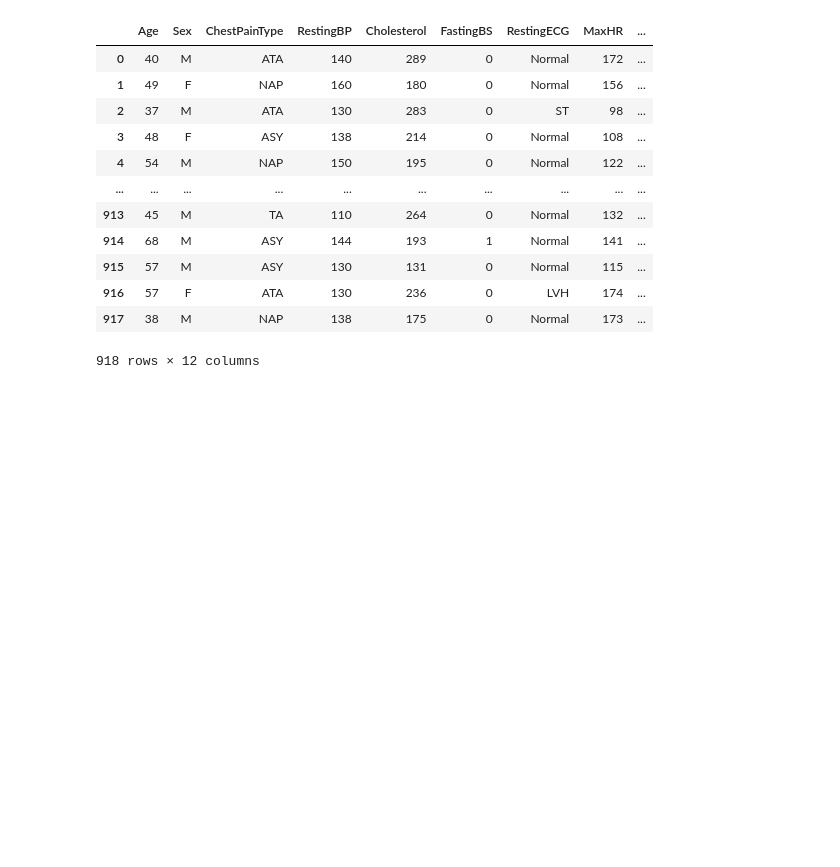
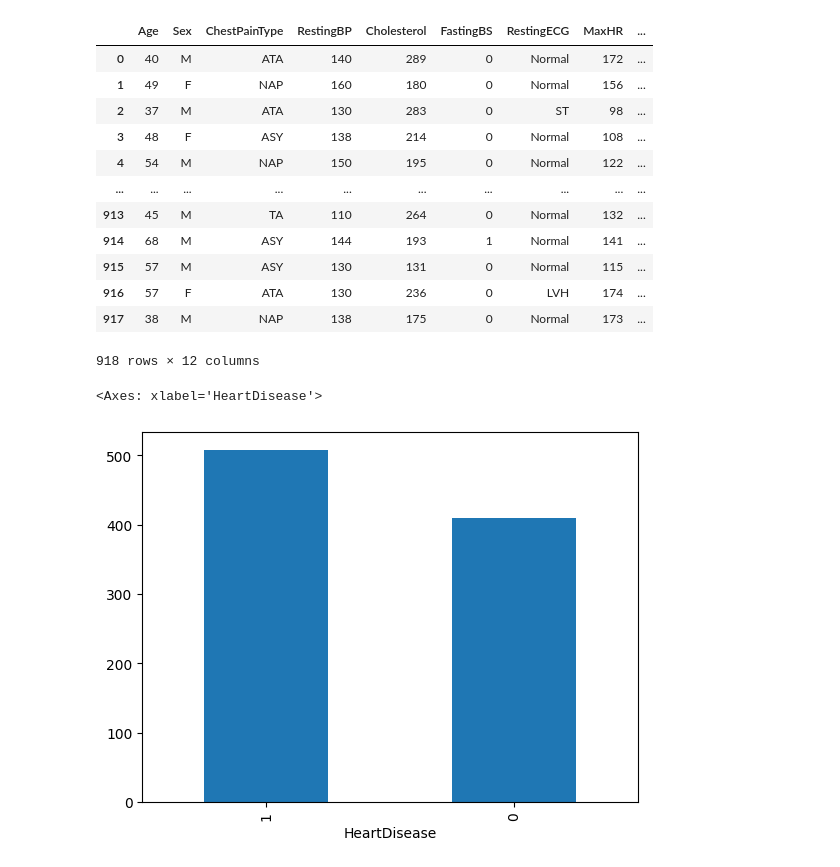
Before and after one commit to ankush262/Machine-learning, a Jupyter notebook: heart_diease.ipynb, the cells around one changed output. Saved outputs shown, nothing was run; the diff lists cells and outputs as text; code cells hidden in the pictures; blank space fills up the shorter version.

```diff
--- a/heart_diease.ipynb
+++ b/heart_diease.ipynb
@@ -66,3 +66,8 @@ memory usage: 86.2+ KB
 | 916 | 57 | F | ATA | 130 | 236 | 0 | LVH | 174 | ... |
 | 917 | 38 | M | NAP | 138 | 175 | 0 | Normal | 173 | ... |
 918 rows × 12 columns
+# %%
+df["HeartDisease"].value_counts().plot(kind="bar")
+# %% [output]
+<Axes: xlabel='HeartDisease'>
+[figure, added]
```
Also changed, not shown: parts of 3 cells of this notebook.
